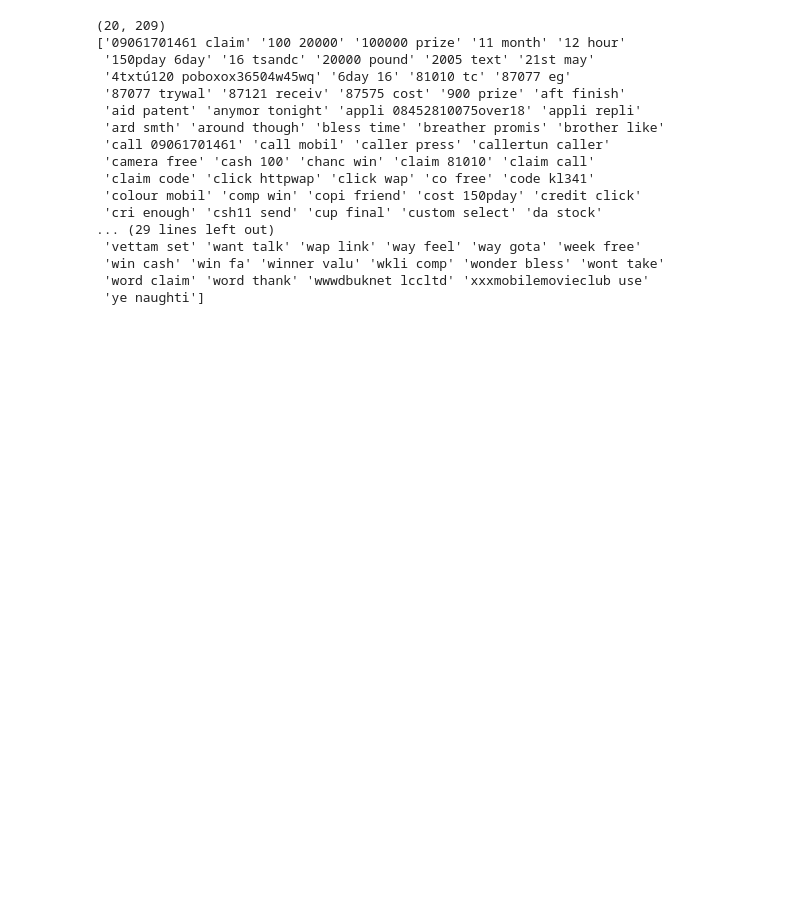
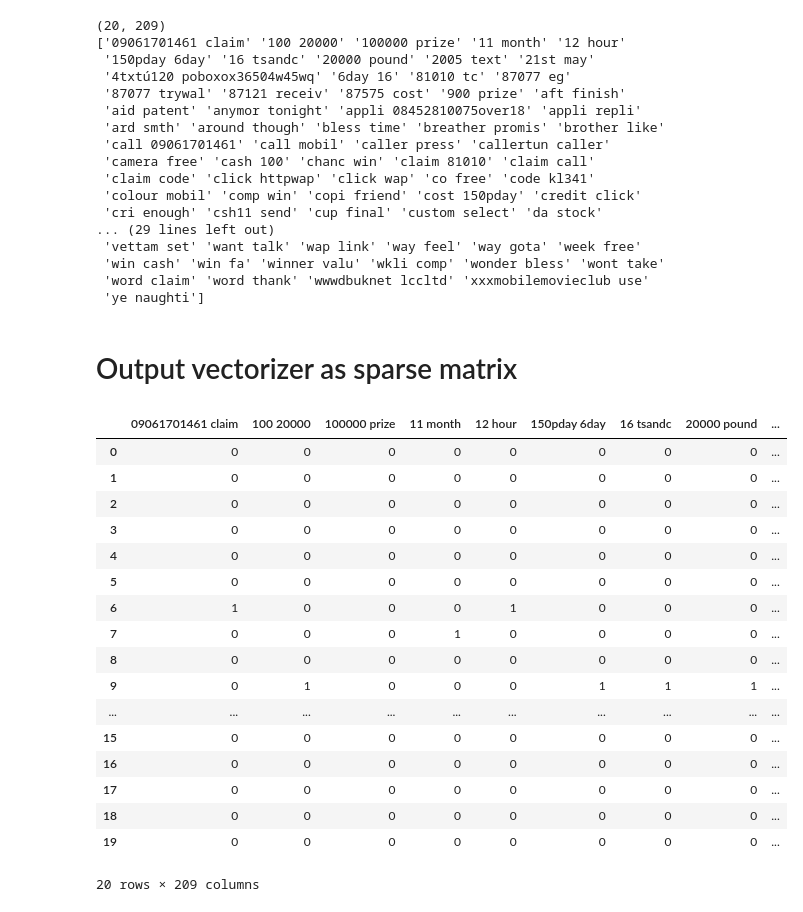
Before and after one commit to Lin-Ian/Spam-or-Ham-Classifier, a Jupyter notebook: EDA/Vectorizing.ipynb, the cells around one changed output. Drawn from its saved outputs; the diff is of its cells as text; code cells hidden in the pictures; blank space fills up the shorter version.

Commit message:
Output vectorizer as sparse matrix and edit variable names to indicate sample

```diff
--- a/EDA/Vectorizing.ipynb
+++ b/EDA/Vectorizing.ipynb
@@ -143,10 +143,10 @@ dataset.head()
 # %%
 data_sample = dataset[0:20]
 
-ngram_vect =  CountVectorizer(ngram_range=(2,2))
-X_counts = ngram_vect.fit_transform(data_sample['message_cleaned'])
+ngram_vect_sample =  CountVectorizer(ngram_range=(2,2))
+X_counts_sample = ngram_vect_sample.fit_transform(data_sample['message_cleaned'])
 print(X_counts.shape)
-print(ngram_vect.get_feature_names_out())
+print(ngram_vect_sample.get_feature_names_out())
 # %% [output]
 (20, 209)
 ['09061701461 claim' '100 20000' '100000 prize' '11 month' '12 hour'
@@ -165,3 +165,28 @@ print(ngram_vect.get_feature_names_out())
  'win cash' 'win fa' 'winner valu' 'wkli comp' 'wonder bless' 'wont take'
  'word claim' 'word thank' 'wwwdbuknet lccltd' 'xxxmobilemovieclub use'
  'ye naughti']
+# %% [markdown]
+# Output vectorizer as sparse matrix
+# %%
+X_counts_df = pd.DataFrame(X_counts_sample.toarray())
+X_counts_df.columns = ngram_vect_sample.get_feature_names_out()
+X_counts_df
+# %% [output]
+|  | 09061701461 claim | 100 20000 | 100000 prize | 11 month | 12 hour | 150pday 6day | 16 tsandc | 20000 pound | ... |
+| 0 | 0 | 0 | 0 | 0 | 0 | 0 | 0 | 0 | ... |
+| 1 | 0 | 0 | 0 | 0 | 0 | 0 | 0 | 0 | ... |
+| 2 | 0 | 0 | 0 | 0 | 0 | 0 | 0 | 0 | ... |
+| 3 | 0 | 0 | 0 | 0 | 0 | 0 | 0 | 0 | ... |
+| 4 | 0 | 0 | 0 | 0 | 0 | 0 | 0 | 0 | ... |
+| 5 | 0 | 0 | 0 | 0 | 0 | 0 | 0 | 0 | ... |
+| 6 | 1 | 0 | 0 | 0 | 1 | 0 | 0 | 0 | ... |
+| 7 | 0 | 0 | 0 | 1 | 0 | 0 | 0 | 0 | ... |
+| 8 | 0 | 0 | 0 | 0 | 0 | 0 | 0 | 0 | ... |
+| 9 | 0 | 1 | 0 | 0 | 0 | 1 | 1 | 1 | ... |
+| ... | ... | ... | ... | ... | ... | ... | ... | ... | ... |
+| 15 | 0 | 0 | 0 | 0 | 0 | 0 | 0 | 0 | ... |
+| 16 | 0 | 0 | 0 | 0 | 0 | 0 | 0 | 0 | ... |
+| 17 | 0 | 0 | 0 | 0 | 0 | 0 | 0 | 0 | ... |
+| 18 | 0 | 0 | 0 | 0 | 0 | 0 | 0 | 0 | ... |
+| 19 | 0 | 0 | 0 | 0 | 0 | 0 | 0 | 0 | ... |
+20 rows × 209 columns
```
